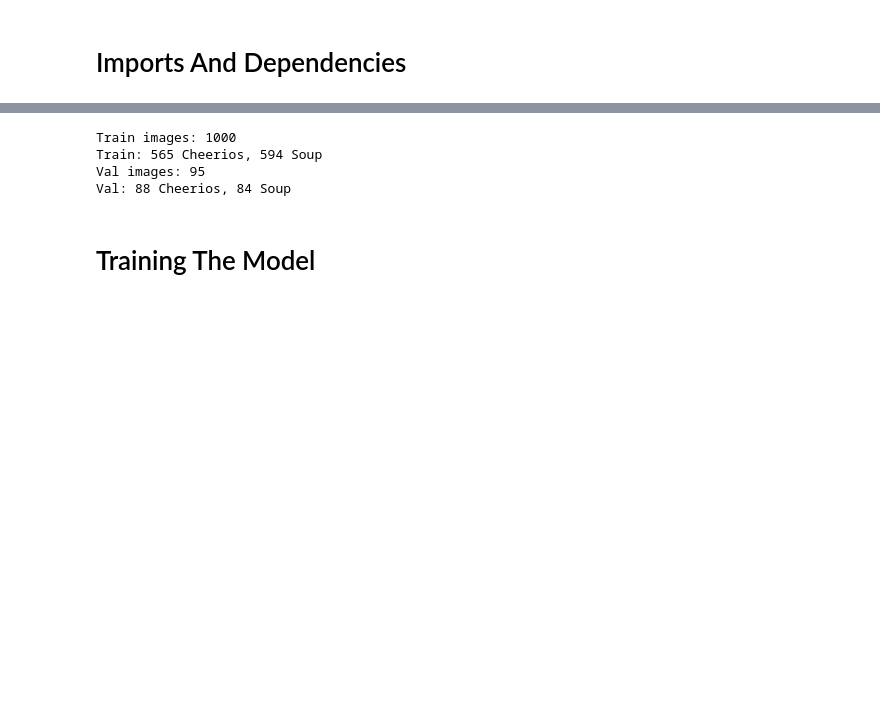
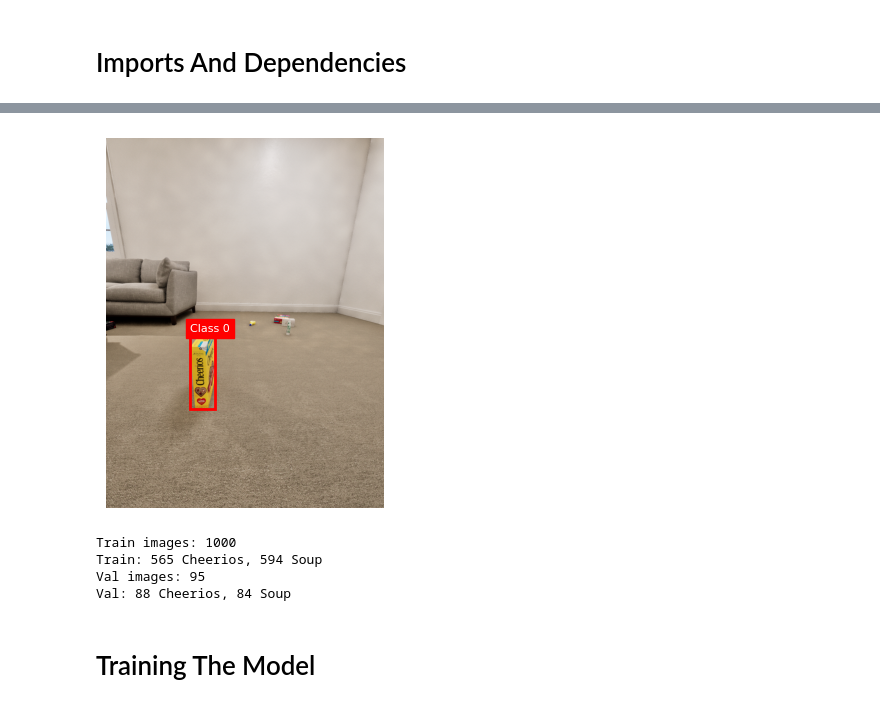
Before and after one commit to usama-codes/multi-object-detection, a Jupyter notebook: notebook-1.ipynb, the cells around one changed output, grey strips where cells are left out. Saved outputs shown, nothing was run; the diff lists cells and outputs as text; code cells hidden in the pictures; blank space fills up the shorter version.

```diff
--- a/notebook-1.ipynb
+++ b/notebook-1.ipynb
@@ -28,6 +46,47 @@ train_imgs = "/kaggle/input/multi-class-object-detection-challenge/Starter_Datas
 train_labels = "/kaggle/input/multi-class-object-detection-challenge/Starter_Dataset/train/labels"
 val_imgs = "/kaggle/input/multi-class-object-detection-challenge/Starter_Dataset/val/images"
 val_labels = "/kaggle/input/multi-class-object-detection-challenge/Starter_Dataset/val/labels"
+# %%
+for label_file in os.listdir(train_labels):
+    if not label_file.endswith(".txt"):
+        continue
+
+    label_path = os.path.join(train_labels, label_file)
+    with open(label_path, "r") as f:
+        lines = f.readlines()
+        if not any(line.startswith("0") for line in lines):
+            continue
+
+    img_name = label_file.replace(".txt", ".png")
+    img_path = os.path.join(train_imgs, img_name)
+
+    if not os.path.exists(img_path):
+        continue
+
+    img = plt.imread(img_path)
+    fig, ax = plt.subplots(1)
+    ax.imshow(img)
+
+    for line in lines:
+        cls, x, y, w, h = map(float, line.strip().split())
+        if int(cls) != 0:
+            continue
+
+        img_h, img_w = img.shape[:2]
+        x1 = (x - w/2) * img_w
+        y1 = (y - h/2) * img_h
+        box_w = w * img_w
+        box_h = h * img_h
+
+        rect = patches.Rectangle((x1, y1), box_w, box_h, linewidth=2, edgecolor='red', facecolor='none')
+        ax.add_patch(rect)
+        ax.text(x1, y1, f"Class {int(cls)}", color='white', backgroundcolor='red', fontsize=8)
+
+    plt.axis('off')
+    plt.show()
+    break  # remove this line to display all such images
+# %% [output]
+[figure, added]
 # %%
 train_labels = "/kaggle/input/multi-class-object-detection-challenge/Starter_Dataset/train/labels"
 val_labels = "/kaggle/input/multi-class-object-detection-challenge/Starter_Dataset/val/labels"
```
Also changed, not shown: parts of 7 cells of this notebook.
